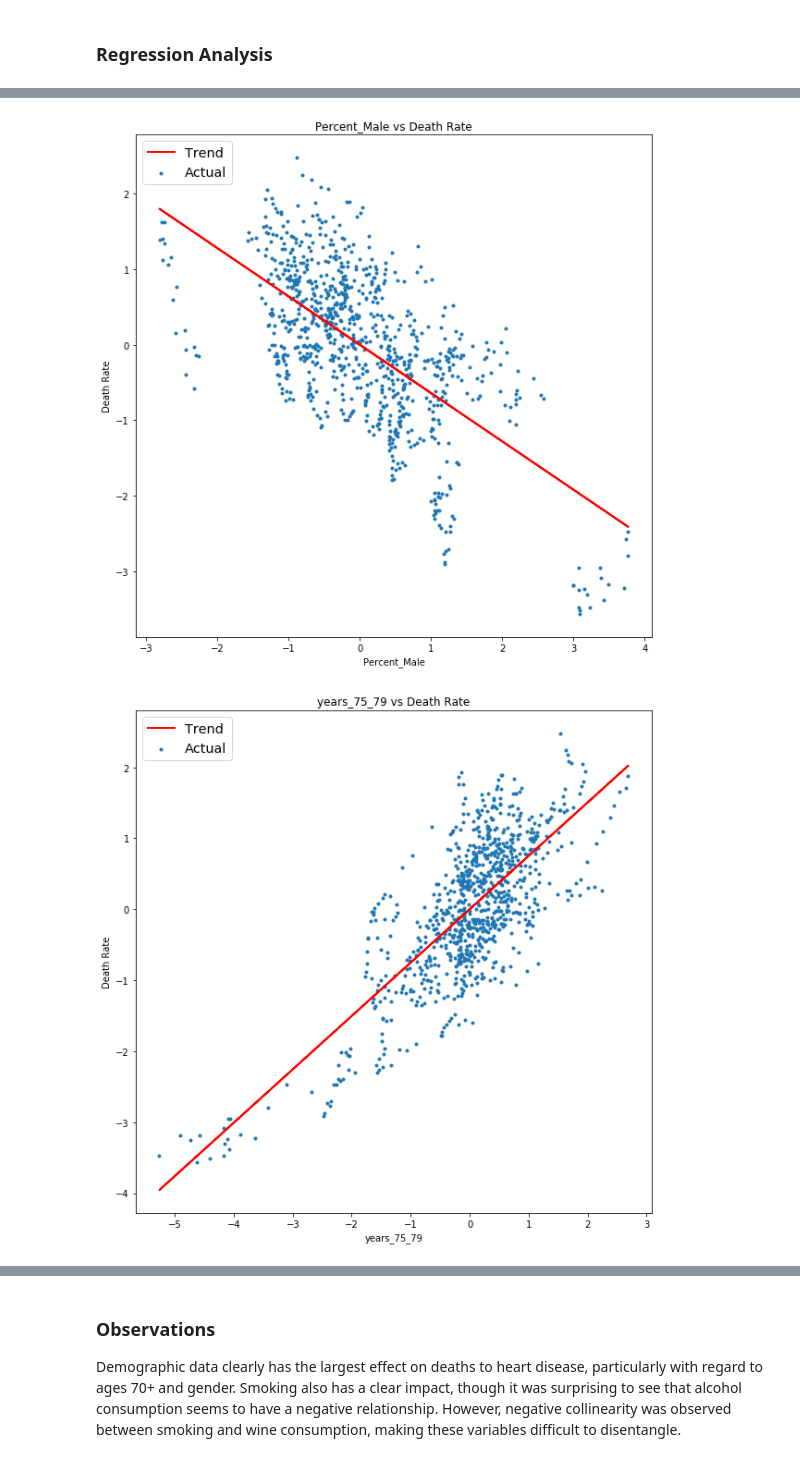
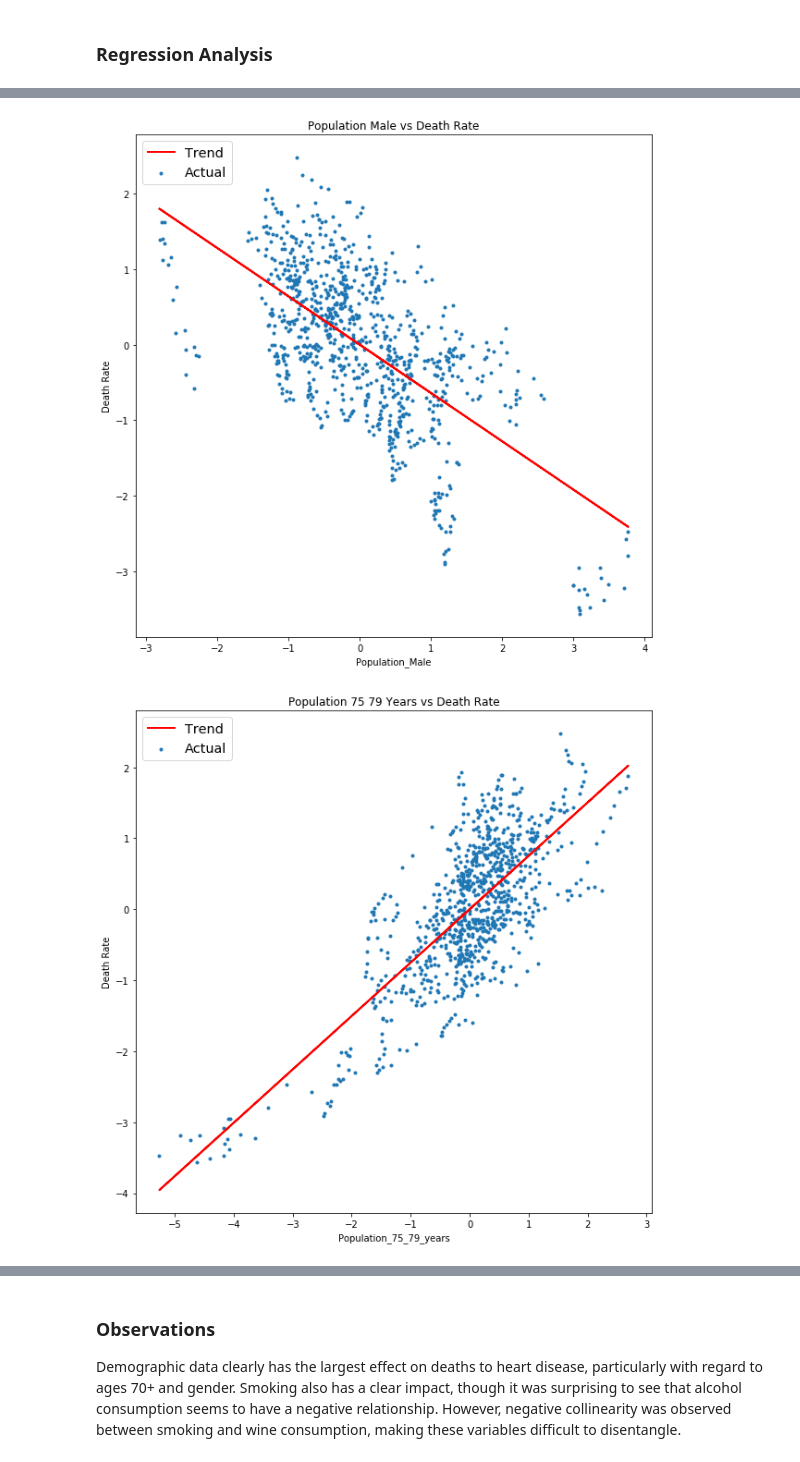
Before and after one commit to rwilleynyc/dsc-3-final-project-online-ds-sp-000, a Jupyter notebook: student.ipynb, the cells around one changed output, grey strips where cells are left out. Drawn from its saved outputs; the diff is of its cells as text; code cells hidden in the pictures.

```diff
--- a/student.ipynb
+++ b/student.ipynb
@@ -857,5 +877,6 @@ plt.show()
 Deaths to diabetes used as proxy to estimate rates of diabetes. Symptoms related to diabetes might contribute to heart disease deaths.
 # %%
 diabetes_df = df[df['Cause_Name']=='Diabetes'][['Year', 'State', 'Deaths']]
+diabetes_df = diabetes_df.rename(columns={'Deaths': 'Diabetes'})
 diabetes_df.head()
 # %% [output]
@@ -885,0 +889,4 @@ hd_df.head()
+# %%
+add_diab_df = pd.merge(add_smoking_df, diabetes_df, left_on=['Year', 'State'], right_on=['Year', 'State'])
+add_diab_df['Diabetes'] = add_diab_df['Diabetes'] / add_diab_df['Population']
+add_diab_df.head()
@@ -886,3 +901,6 @@ hd_df.head()
 # %% [markdown]
 <a id='target'></a>
 #### 4. Calculate Target Variable (Deaths_per_Capita)
+# %%
+hd_df = add_diab_df
+hd_df.head()
@@ -1066,7 +1104,7 @@ Lap Time: 150.34s
 # %%
 import statsmodels.formula.api as smf
 
-predictors = ['Percent_Male', 'years_75_79', 'wine', 'Smoking']
+predictors = ['Population_Male', 'Population_75_79_years', 'wine', 'Smoking']
 
 f = 'Deaths_per_Capita~'
 for predictor in predictors:
@@ -1094,26 +1132,26 @@ Warnings:
 # %%
 results = [['Variable', 'R Squared', 'Intercept', 'Slope', 'P Value']]
 
 for predictor in predictors:
     f = 'Deaths_per_Capita~' + predictor
     model = smf.ols(formula=f, data=transformed_df).fit()
     results.append([predictor, model.rsquared, model.params[0], model.params[1], model.pvalues[1]])
     y_pred = model.predict()
     plt.figure(figsize=(10, 10))
-    plt.title(predictor + ' vs Death Rate')
+    plt.title(predictor.replace('_', ' ').title() + ' vs Death Rate')
     plt.xlabel(predictor)
     plt.ylabel('Death Rate')
     plt.scatter(transformed_df[predictor], transformed_df['Deaths_per_Capita'], marker='.', label='Actual')
     plt.plot(transformed_df[predictor], y_pred, color='r', lw=2, label='Trend')
     plt.legend(loc=2, fontsize='x-large')
     plt.show()
 #     plt.savefig('scatter_log_' + f + '.png', dpi=100)
 
 result_df = pd.DataFrame(results[1:],columns=results[0])
 result_df
 # %% [output]
-[figure, old version]
+[figure, new version]
-[figure, old version]
+[figure, new version]
 [figure]
 [figure]
 |  | Variable | R Squared | Intercept | Slope | P Value |
```
Also changed, not shown: parts of 82 cells of this notebook, 14 other files.
